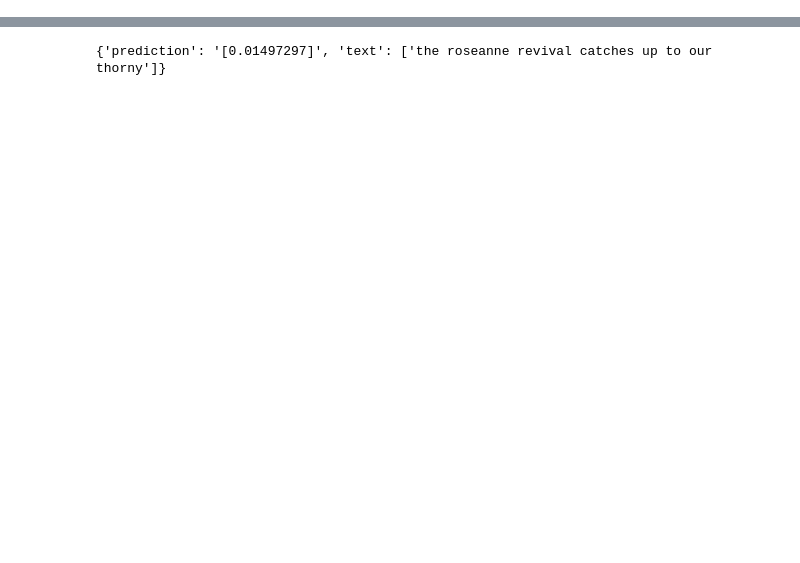
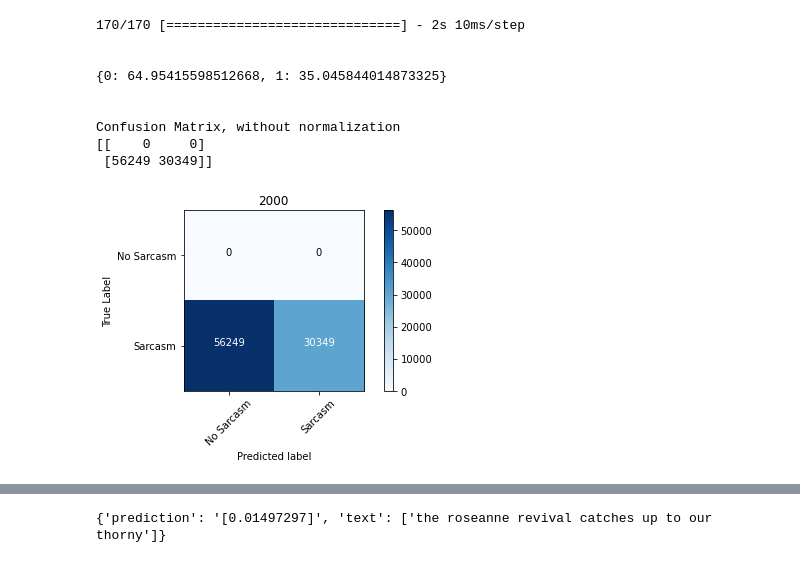
Before and after one commit to andrewhnberry/fact_or_ficiton_can_you_tell, a Jupyter notebook: files/model_deployment.ipynb, the cells around one changed output, grey strips where cells are left out. Cells and saved outputs as stored; diff of their text form; code cells hidden in the pictures; blank space fills up the shorter version.

```diff
--- a/files/model_deployment.ipynb
+++ b/files/model_deployment.ipynb
@@ -21,0 +161,15 @@ from tensorflow.keras.preprocessing.sequence import pad_sequences
+# %%
+data_2000 = pd.read_csv((os.path.join(os.path.abspath(".."), "data/",
+                                           "nyt_headlines2000.csv")))
+evaluate(data_2000, "2000")
+# %% [output]
+170/170 [==============================] - 2s 10ms/step
+
+
+{0: 64.95415598512668, 1: 35.045844014873325}
+
+
+Confusion Matrix, without normalization
+[[    0     0]
+ [56249 30349]]
+[figure, added]
```
Also changed, not shown: parts of 24 cells of this notebook, 22 other files.
